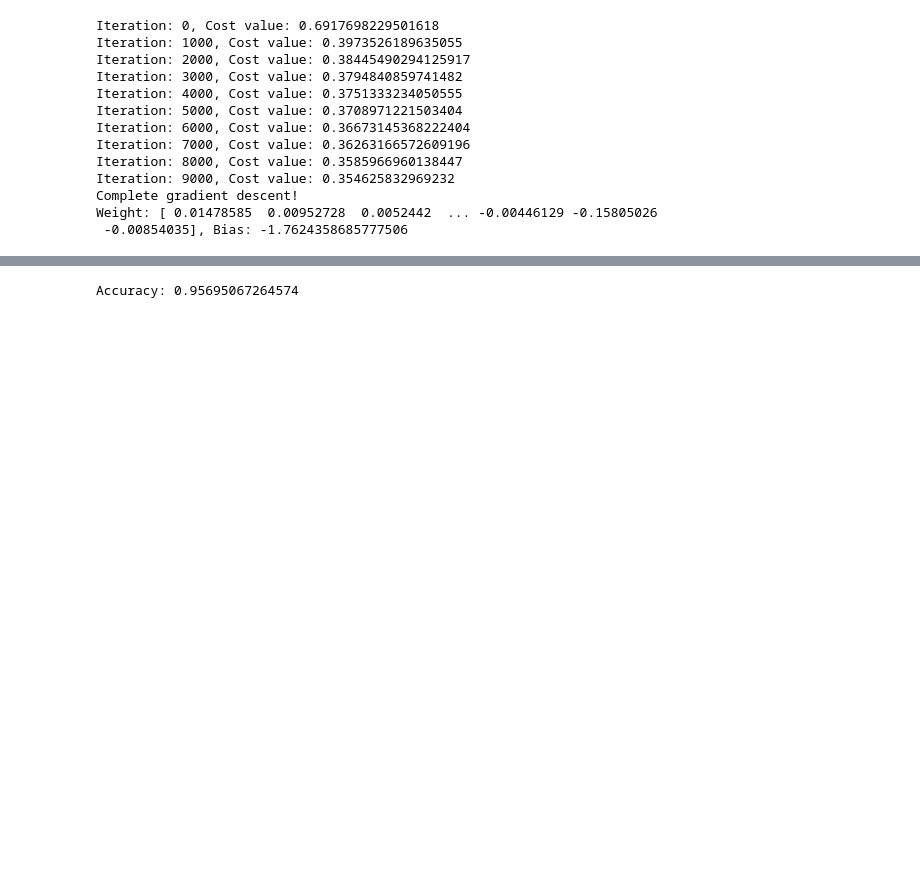
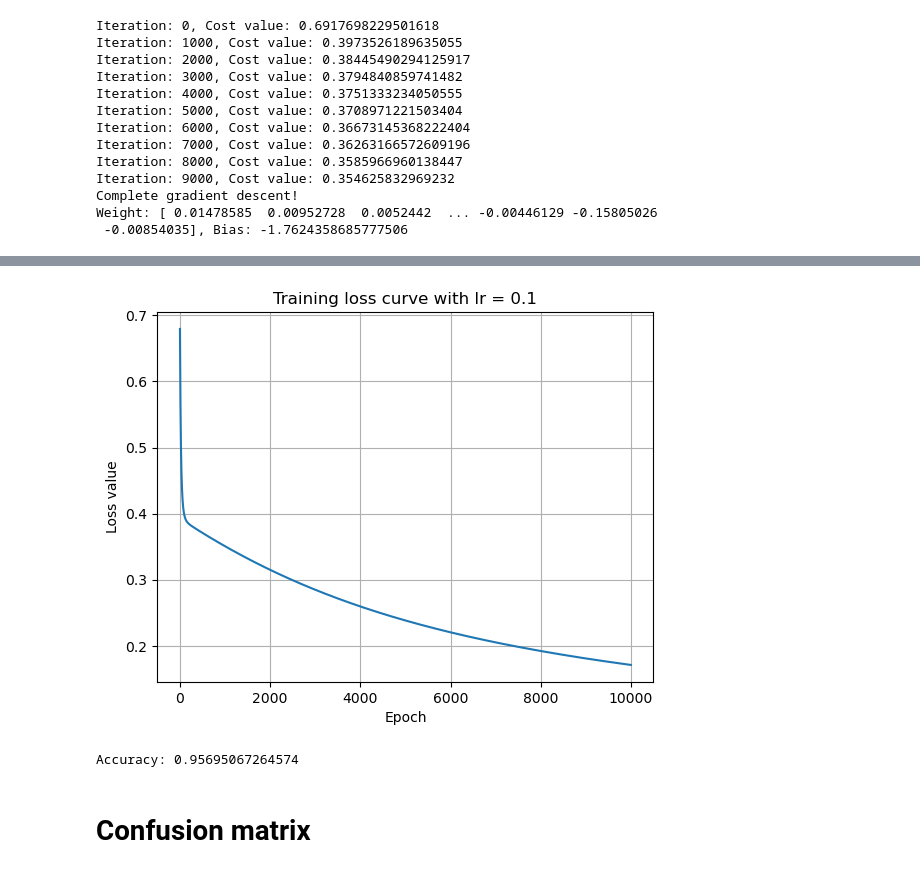
Before and after one commit to quangminh141005/Midterm_Machine_learning, a Jupyter notebook: Spam_mail/Spam_mail.ipynb, the cells around one changed output, grey strips where cells are left out. Saved outputs shown, nothing was run; the diff lists cells and outputs as text; code cells hidden in the pictures; blank space fills up the shorter version.

```diff
--- a/Spam_mail/Spam_mail.ipynb
+++ b/Spam_mail/Spam_mail.ipynb
@@ -218,0 +247,6 @@ Weight: [ 0.01478585  0.00952728  0.0052442  ... -0.00446129 -0.15805026
+# %%
+lr_3 = 0.1
+m,n = X_train.shape
+w_3 = np.zeros(n,)
+b_3 = 0
+w_3, b_3, loss_3 = gradient_descent(X_train, y_train, w_3, b_3, iters, lr_3)
@@ -219,2 +267,11 @@ Weight: [ 0.01478585  0.00952728  0.0052442  ... -0.00446129 -0.15805026
+# %%
+plt.plot(loss_3)
+plt.xlabel('Epoch')
+plt.ylabel('Loss value')
+plt.title('Training loss curve with lr = 0.1')
+plt.grid(True)
+plt.show()
+# %% [output]
+[figure, added]
 # %%
 # Using sklearn logistic regression
@@ -232,3 +289,5 @@ accuracy = accuracy_score(y_test, y_pred)
 print("Accuracy:", accuracy)
 # %% [output]
 Accuracy: 0.95695067264574
+# %% [markdown]
+# Confusion matrix
```
Also changed, not shown: parts of 17 cells of this notebook.
